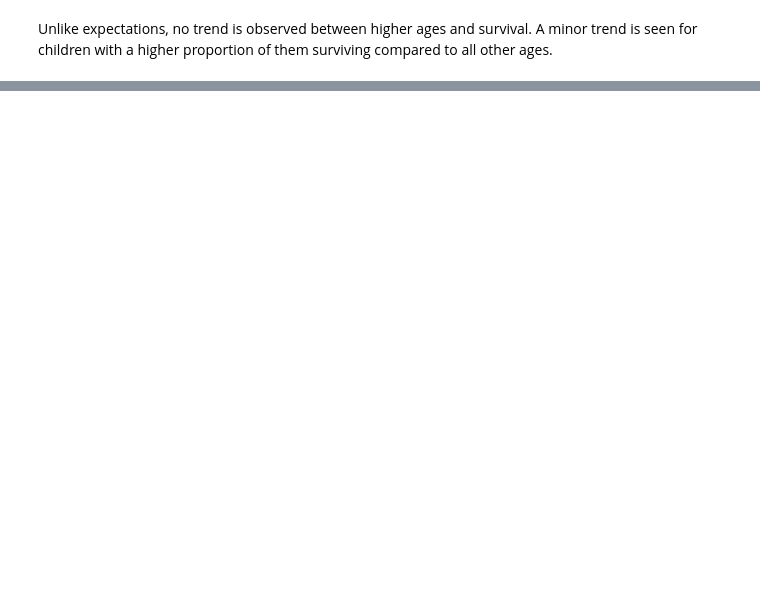
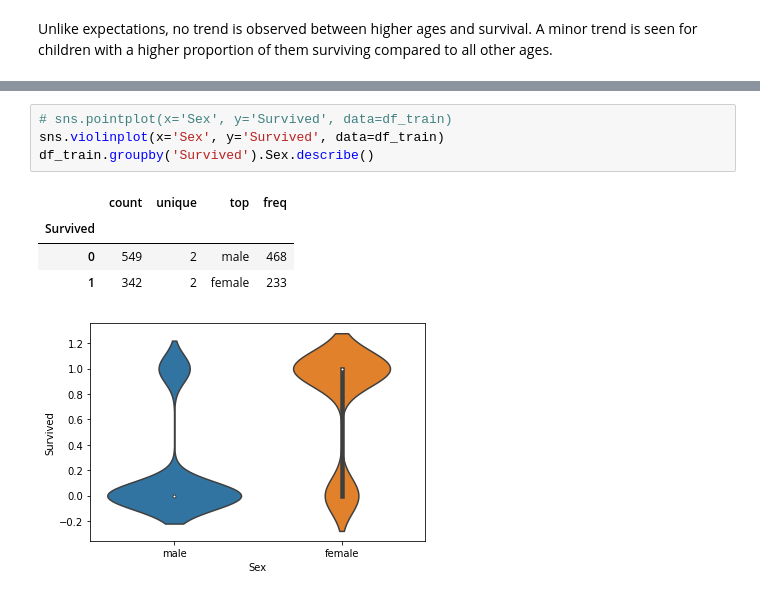
Before and after one commit to devanshmalik/titanic-dataset-EDA, a Jupyter notebook: Titanic_EDA.ipynb, the cells around one changed output, grey strips where cells are left out. Saved outputs shown, nothing was run; the diff lists cells and outputs as text; blank space fills up the shorter version.

```diff
--- a/Titanic_EDA.ipynb
+++ b/Titanic_EDA.ipynb
@@ -96,0 +122,10 @@ fig.set(ylim=(-50, 300))
+# %%
+# sns.pointplot(x='Sex', y='Survived', data=df_train)
+sns.violinplot(x='Sex', y='Survived', data=df_train)
+df_train.groupby('Survived').Sex.describe()
+# %% [output]
+|  | count | unique | top | freq |
+| Survived |  |  |  |  |
+| 0 | 549 | 2 | male | 468 |
+| 1 | 342 | 2 | female | 233 |
+[figure, added]
```
Also changed, not shown: parts of 20 cells of this notebook.
